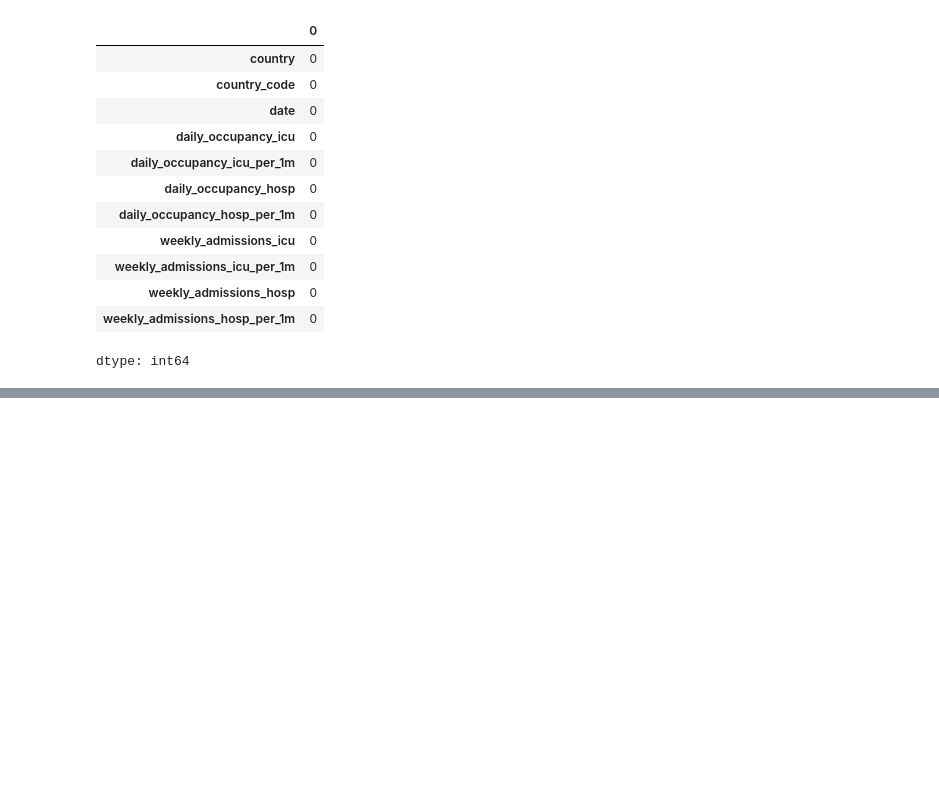
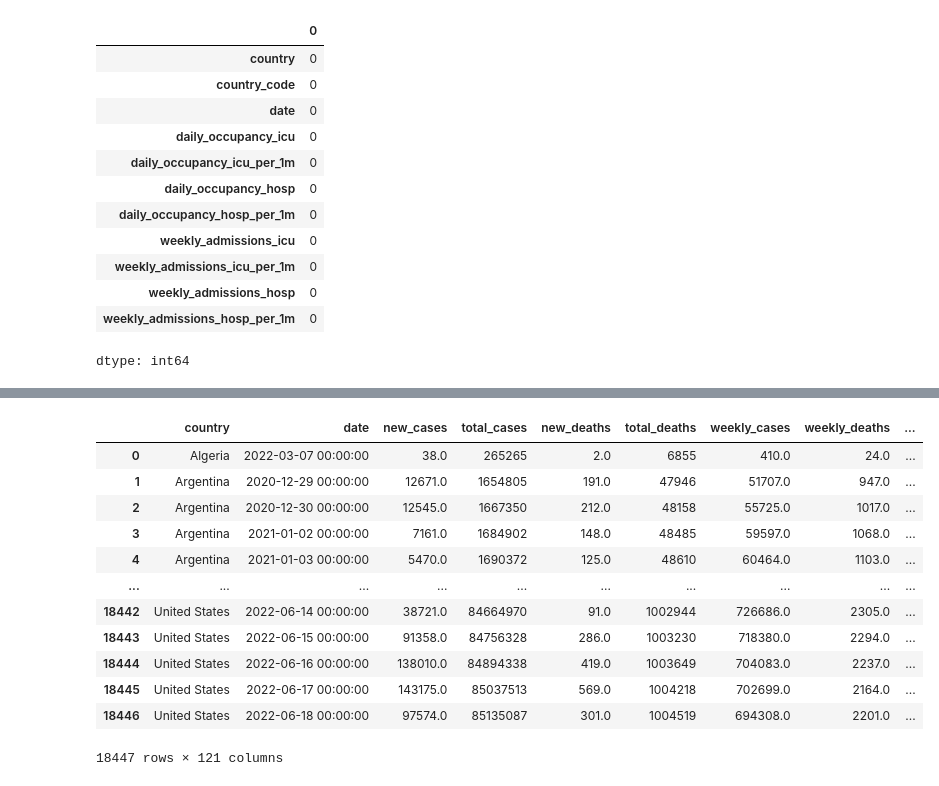
Before and after one commit to ArunKrishnan09/Covid-Analysis, a Jupyter notebook: Covid_analysis.ipynb, the cells around one changed output, grey strips where cells are left out. Drawn from its saved outputs; the diff is of its cells as text; code cells hidden in the pictures; blank space fills up the shorter version.

```diff
--- a/Covid_analysis.ipynb
+++ b/Covid_analysis.ipynb
@@ -500,0 +461,19 @@ cases_deaths[cases_deaths["country"] == "World"]
+# %%
+query = """
+SELECT *
+FROM cases_deaths
+"""
+
+for table_name in ['hospital', 'vaccinations_global', 'testing', 'xcgrt_policy']:
+  query += f"""
+JOIN {table_name}
+ON cases_deaths.country = {table_name}.country
+AND cases_deaths.date = {table_name}.date
+  """
+query += """
+JOIN misc_data
+ON cases_deaths.country = misc_data.location
+AND cases_deaths.date = misc_data.date
+"""
+joined_data = pd.read_sql_query(query, conn)
+print(joined_data.head())
@@ -500,0 +498,16 @@ cases_deaths[cases_deaths["country"] == "World"]
+# %%
+joined_data
+# %% [output]
+|  | country | date | new_cases | total_cases | new_deaths | total_deaths | weekly_cases | weekly_deaths | ... |
+| 0 | Algeria | 2022-03-07 00:00:00 | 38.0 | 265265 | 2.0 | 6855 | 410.0 | 24.0 | ... |
+| 1 | Argentina | 2020-12-29 00:00:00 | 12671.0 | 1654805 | 191.0 | 47946 | 51707.0 | 947.0 | ... |
+| 2 | Argentina | 2020-12-30 00:00:00 | 12545.0 | 1667350 | 212.0 | 48158 | 55725.0 | 1017.0 | ... |
+| 3 | Argentina | 2021-01-02 00:00:00 | 7161.0 | 1684902 | 148.0 | 48485 | 59597.0 | 1068.0 | ... |
+| 4 | Argentina | 2021-01-03 00:00:00 | 5470.0 | 1690372 | 125.0 | 48610 | 60464.0 | 1103.0 | ... |
+| ... | ... | ... | ... | ... | ... | ... | ... | ... | ... |
+| 18442 | United States | 2022-06-14 00:00:00 | 38721.0 | 84664970 | 91.0 | 1002944 | 726686.0 | 2305.0 | ... |
+| 18443 | United States | 2022-06-15 00:00:00 | 91358.0 | 84756328 | 286.0 | 1003230 | 718380.0 | 2294.0 | ... |
+| 18444 | United States | 2022-06-16 00:00:00 | 138010.0 | 84894338 | 419.0 | 1003649 | 704083.0 | 2237.0 | ... |
+| 18445 | United States | 2022-06-17 00:00:00 | 143175.0 | 85037513 | 569.0 | 1004218 | 702699.0 | 2164.0 | ... |
+| 18446 | United States | 2022-06-18 00:00:00 | 97574.0 | 85135087 | 301.0 | 1004519 | 694308.0 | 2201.0 | ... |
+18447 rows × 121 columns
```
Also changed, not shown: parts of 10 cells of this notebook.
